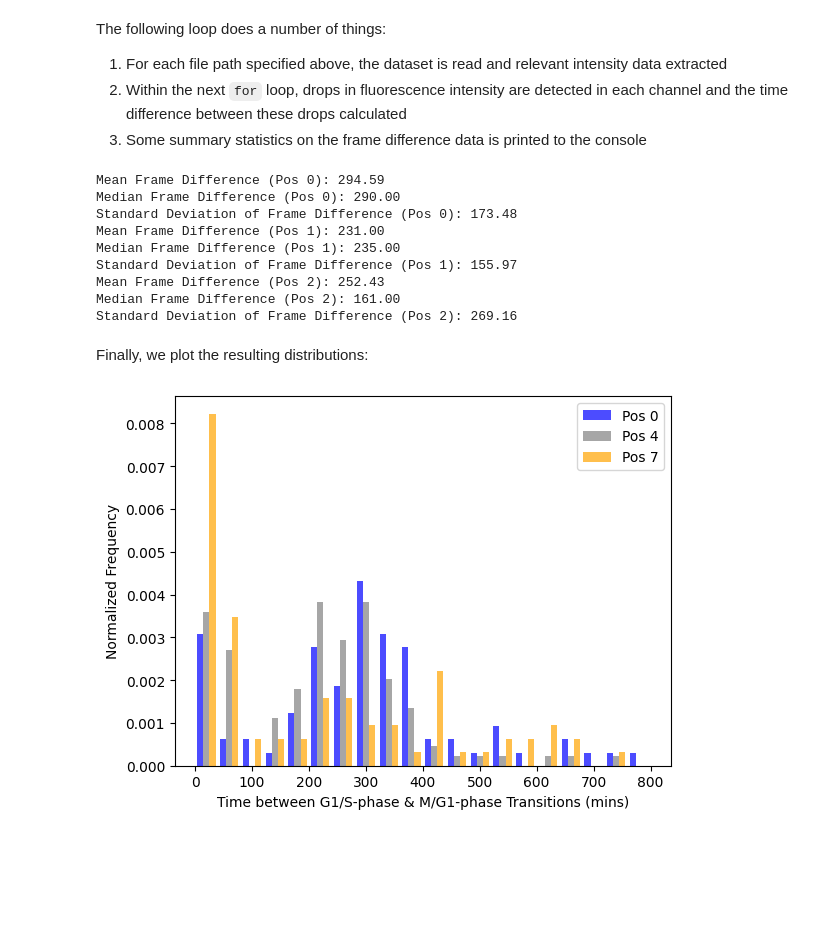
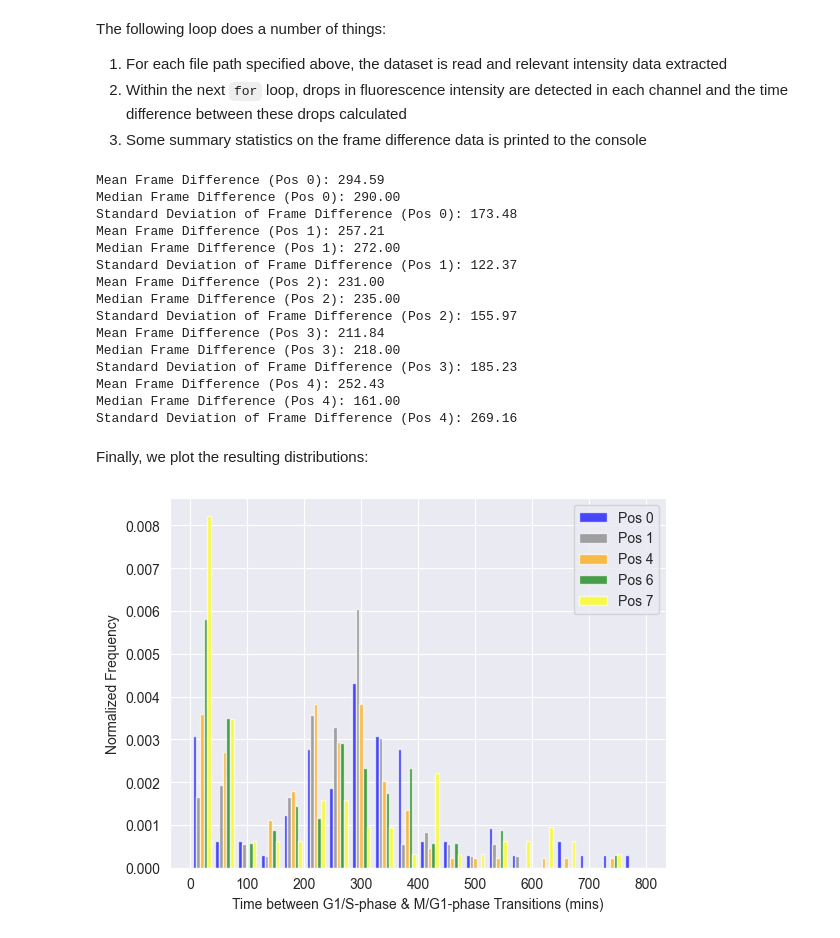
Before and after one commit to FrancisCrickInstitute/multi-dimensional-imaging-and-analysis, a Jupyter notebook: Live-Cell-Imaging-And-Tracking/compare_FUCCI_markers.ipynb, the cells around one changed output. Drawn from its saved outputs; the diff is of its cells as text; code cells hidden in the pictures; blank space fills up the shorter version.

Commit message:
updated compare_FUCCI_markers.ipynb to include seaborn plot

```diff
--- a/Live-Cell-Imaging-And-Tracking/compare_FUCCI_markers.ipynb
+++ b/Live-Cell-Imaging-And-Tracking/compare_FUCCI_markers.ipynb
@@ -11,7 +14,7 @@ import pandas as pd
 # %% [markdown]
 We then define some variables we'll be using later:
 # %%
-colors = ('blue', 'grey', 'orange')
+colors = ('blue', 'grey', 'orange', 'green', 'yellow')
 frame_duration = 2
 # %% [markdown]
 Next we define a function that we will use to detect a drop in fluorescence intensity:
@@ -33,11 +36,8 @@ def find_steep_fall_frame(intensity_values, threshold=0.05, window=50):
 # %% [markdown]
 The `file_paths` variables holds the paths to all the source data we want to analyse, while the `frame_differences_all` variables will hold the resultant data that we are interested in plotting:
 # %%
-file_paths = (
-    'Z:/working/Training/2024-Crick Microscopy Course/Live imaging/trial data/Prelim_analysis_2/Pos0/FUCCI_LEDpower_Jul24_2_MMStack_Pos0_spots.csv',
-    'Z:/working/Training/2024-Crick Microscopy Course/Live imaging/trial data/Prelim_analysis_2/Pos4/FUCCI_LEDpower_Jul24_2_MMStack_Pos4_spots.csv',
-    'Z:/working/Training/2024-Crick Microscopy Course/Live imaging/trial data/Prelim_analysis_2/Pos7/FUCCI_LEDpower_Jul24_2_MMStack_Pos7_spots.csv')
-
+file_paths = glob.glob(
+    'C:/Users/davej/Downloads/Francis*/Francis*/Prelim_analysis_2/Pos*/FUCCI_LEDpower_Jul24_2_MMStack_Pos*_spots.csv')
 frame_differences_all = []
 # %% [markdown]
 The following loop does a number of things:
@@ -74,22 +74,28 @@ for i in range(len(file_paths)):
 Mean Frame Difference (Pos 0): 294.59
 Median Frame Difference (Pos 0): 290.00
 Standard Deviation of Frame Difference (Pos 0): 173.48
-Mean Frame Difference (Pos 1): 231.00
-Median Frame Difference (Pos 1): 235.00
-Standard Deviation of Frame Difference (Pos 1): 155.97
-Mean Frame Difference (Pos 2): 252.43
-Median Frame Difference (Pos 2): 161.00
-Standard Deviation of Frame Difference (Pos 2): 269.16
+Mean Frame Difference (Pos 1): 257.21
+Median Frame Difference (Pos 1): 272.00
+Standard Deviation of Frame Difference (Pos 1): 122.37
+Mean Frame Difference (Pos 2): 231.00
+Median Frame Difference (Pos 2): 235.00
+Standard Deviation of Frame Difference (Pos 2): 155.97
+Mean Frame Difference (Pos 3): 211.84
+Median Frame Difference (Pos 3): 218.00
+Standard Deviation of Frame Difference (Pos 3): 185.23
+Mean Frame Difference (Pos 4): 252.43
+Median Frame Difference (Pos 4): 161.00
+Standard Deviation of Frame Difference (Pos 4): 269.16
 # %% [markdown]
 Finally, we plot the resulting distributions:
 # %%
 %matplotlib inline
 #plt.figure(figsize=(12, 6))
 plt.hist(frame_differences_all, bins=20, range=(0, 800), color=colors, alpha=0.7, density=True,
-         label=[f'Pos {i}' for i in (0, 4, 7)])
+         label=[f'Pos {i}' for i in (0, 1, 4, 6, 7)])
 plt.xlabel('Time between G1/S-phase & M/G1-phase Transitions (mins)')
 plt.ylabel('Normalized Frequency')
 plt.legend()
 plt.show()
 # %% [output]
-[figure, old version]
+[figure, new version]
```
Also changed, not shown: parts of 2 cells of this notebook.
